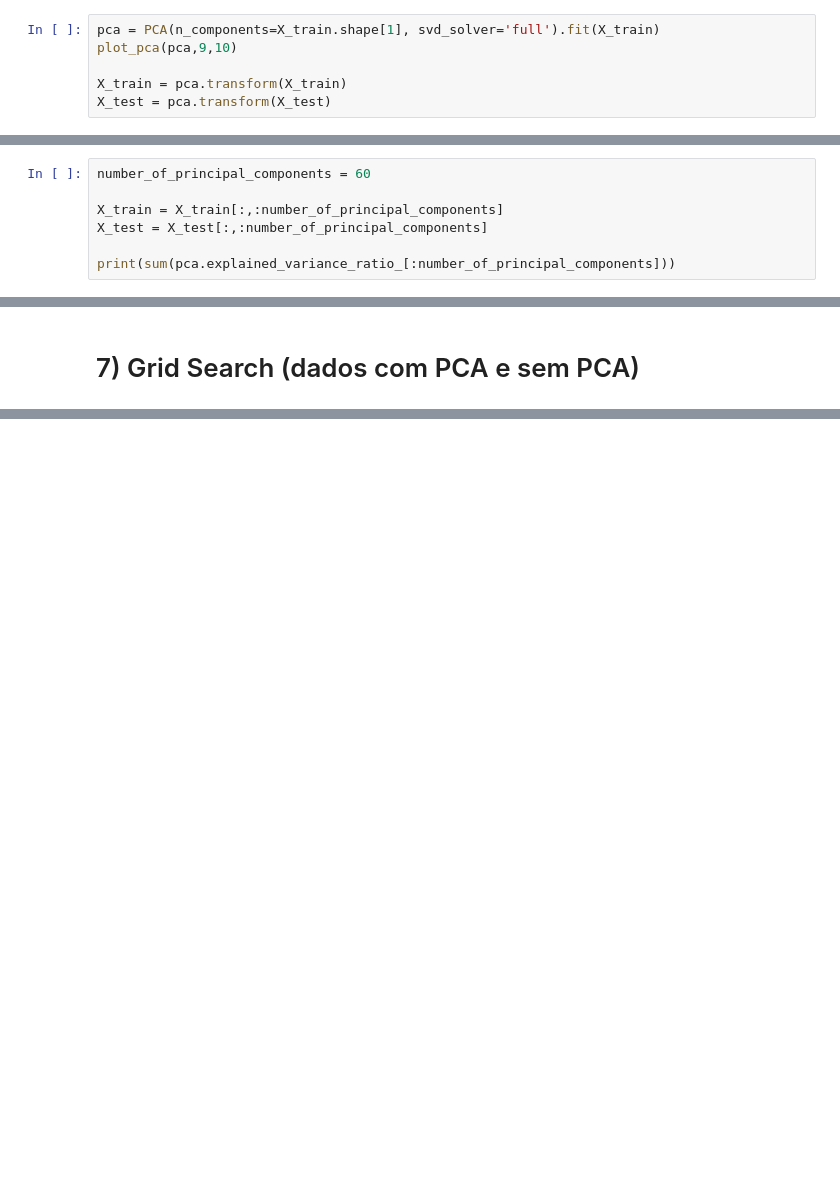
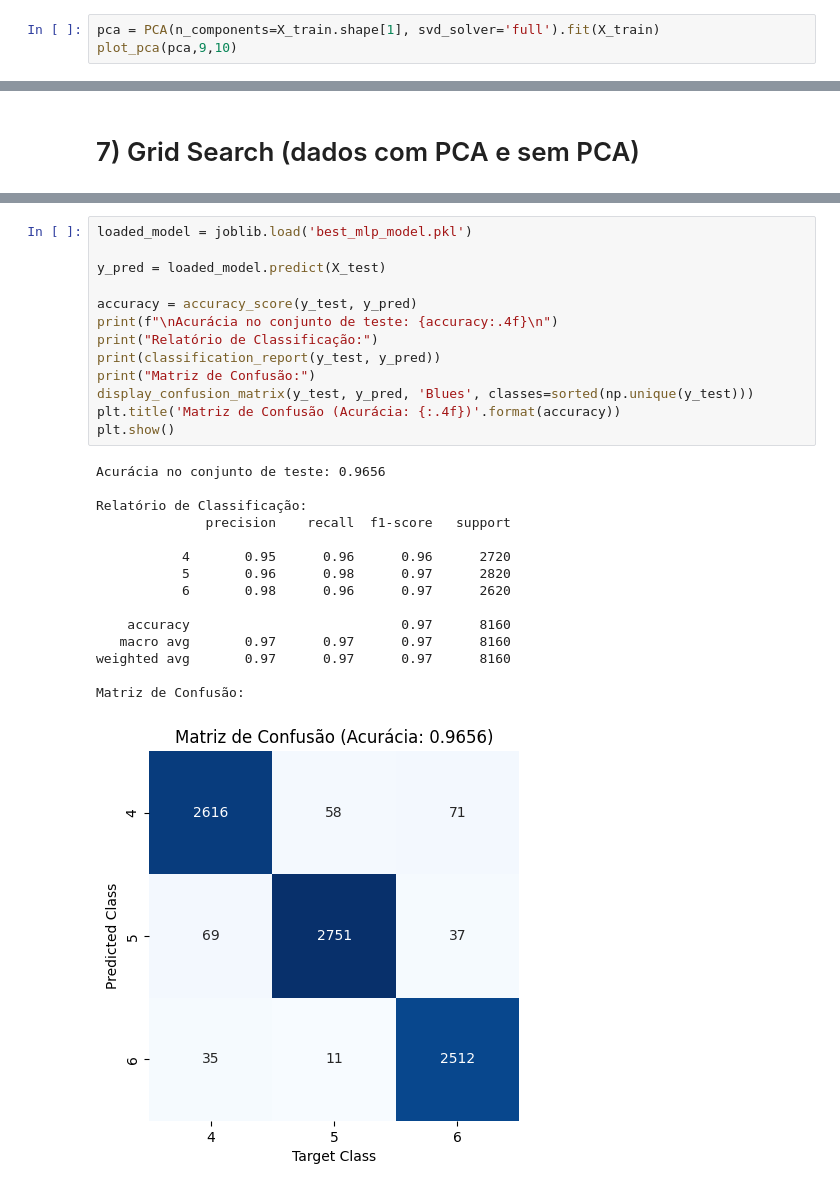
Before and after one commit to gddeazevedo/rf_indoor_positioning_classification, a Jupyter notebook: main.ipynb, the cells around one changed output, grey strips where cells are left out. Drawn from its saved outputs; the diff is of its cells as text; blank space fills up the shorter version.

Commit message:
salvando o melhor modelo

```diff
--- a/main.ipynb
+++ b/main.ipynb
@@ -160,18 +163,8 @@ def plot_pca(pca,x_tick_min=0,x_tick_step=1):
 # %%
 pca = PCA(n_components=X_train.shape[1], svd_solver='full').fit(X_train)
 plot_pca(pca,9,10)
-
-X_train = pca.transform(X_train)
-X_test = pca.transform(X_test)
 # %% [output]
 [figure]
 [figure]
 # %% [markdown]
 ### A porcentagem de variância atingiu uma assíntita em torno de 60 variáveis. Nesse sentido, iremos reduzir o número de caracteríticas para esse valor.
-# %%
-number_of_principal_components = 60
-
-X_train = X_train[:,:number_of_principal_components]
-X_test = X_test[:,:number_of_principal_components]
-
-print(sum(pca.explained_variance_ratio_[:number_of_principal_components]))
@@ -181,0 +211,29 @@ print(sum(pca.explained_variance_ratio_[:number_of_principal_components]))
+# %%
+loaded_model = joblib.load('best_mlp_model.pkl')
+
+y_pred = loaded_model.predict(X_test)
+
+accuracy = accuracy_score(y_test, y_pred)
+print(f"\nAcurácia no conjunto de teste: {accuracy:.4f}\n")
+print("Relatório de Classificação:")
+print(classification_report(y_test, y_pred))
+print("Matriz de Confusão:")
+display_confusion_matrix(y_test, y_pred, 'Blues', classes=sorted(np.unique(y_test)))
+plt.title('Matriz de Confusão (Acurácia: {:.4f})'.format(accuracy))
+plt.show()
+# %% [output]
+Acurácia no conjunto de teste: 0.9656
+
+Relatório de Classificação:
+              precision    recall  f1-score   support
+
+           4       0.95      0.96      0.96      2720
+           5       0.96      0.98      0.97      2820
+           6       0.98      0.96      0.97      2620
+
+    accuracy                           0.97      8160
+   macro avg       0.97      0.97      0.97      8160
+weighted avg       0.97      0.97      0.97      8160
+
+Matriz de Confusão:
+[figure, added]
```
Also changed, not shown: parts of 4 cells of this notebook, 4 other files.
